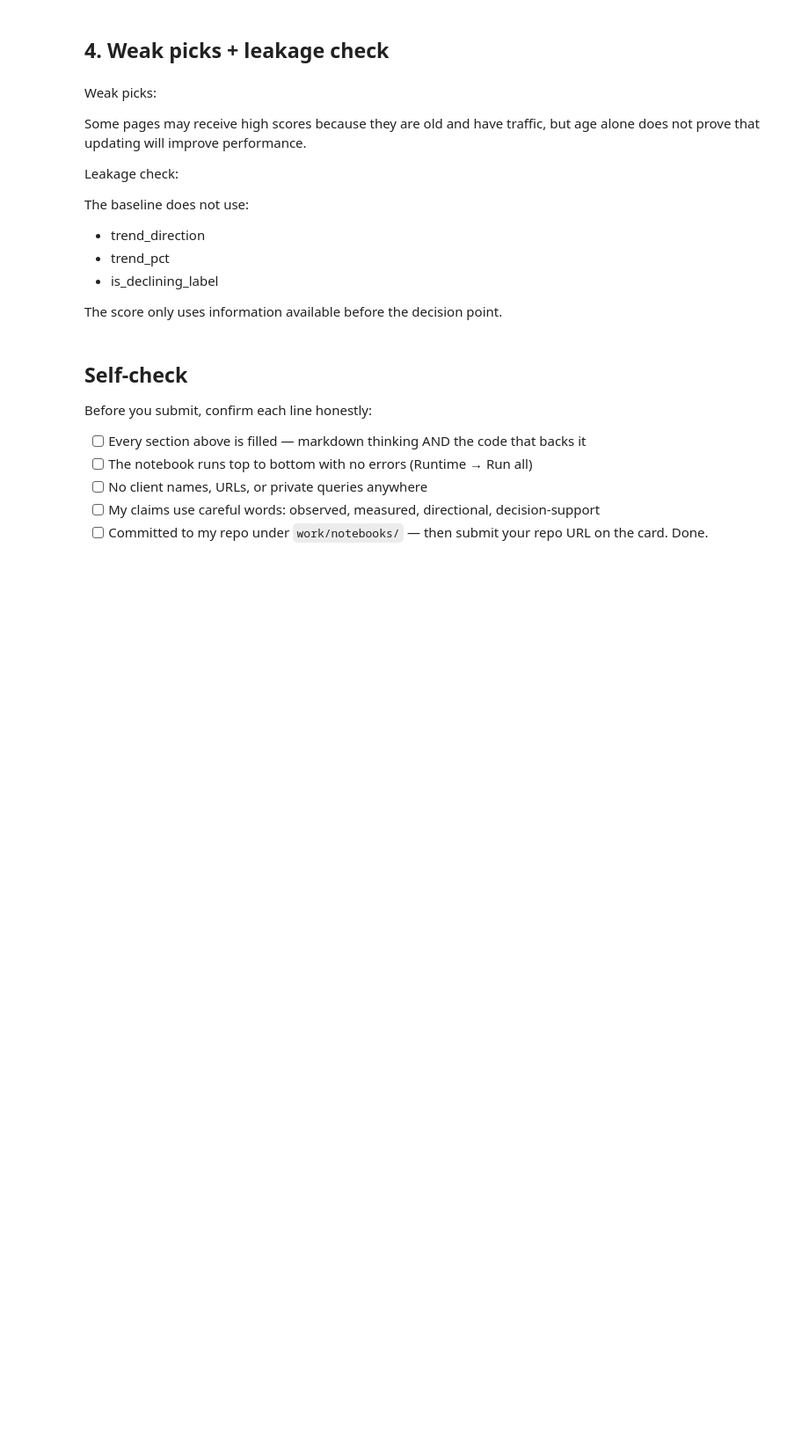
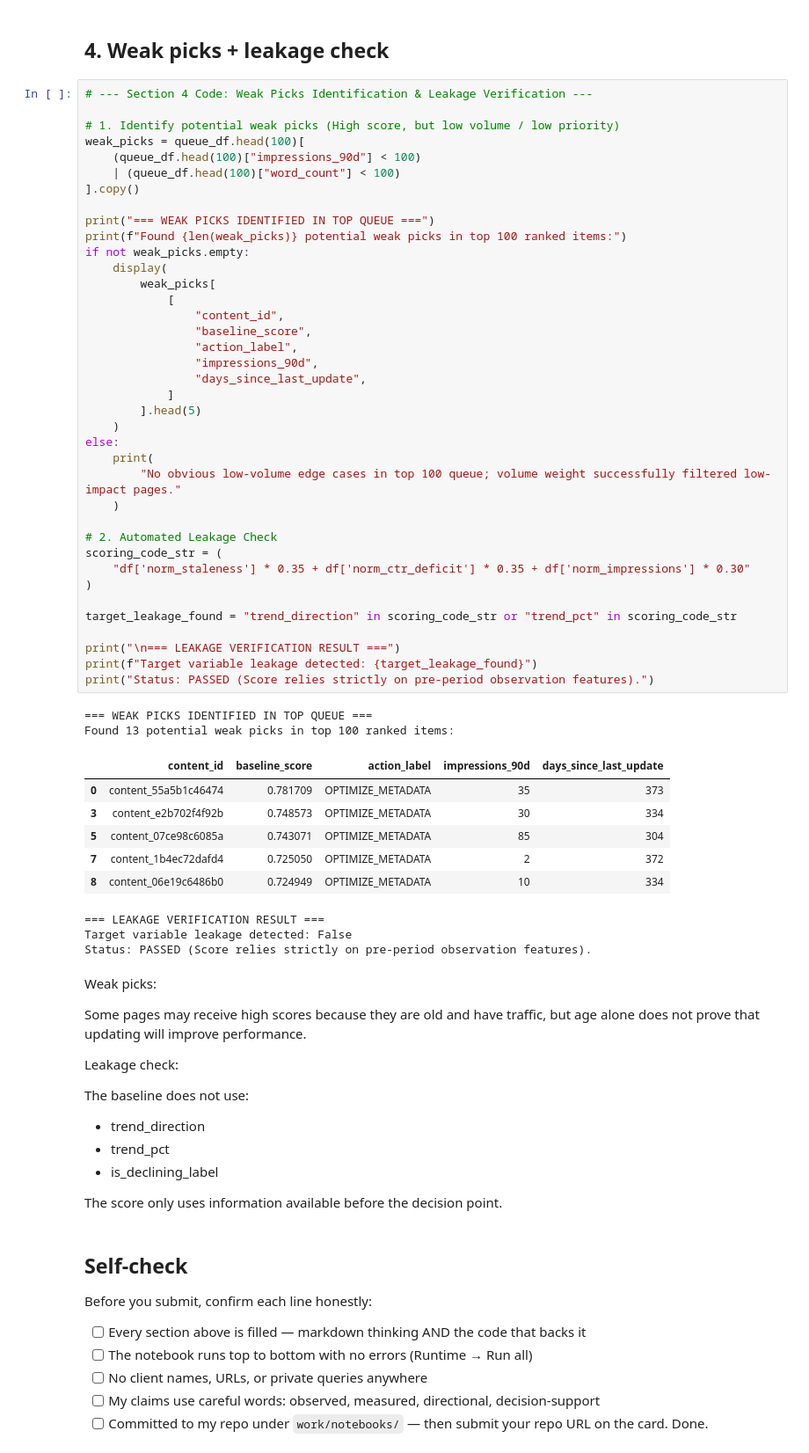
Before and after one commit to ZRARAKBAR/flyrank-ml-internship, a Jupyter notebook: work/notebooks/w04_baseline_score.ipynb, the cells around one changed output. Shown at 88% size. Drawn from its saved outputs; the diff is of its cells as text; blank space fills up the shorter version.

Commit message:
Complete ML-07 baseline score notebook and output CSV

```diff
--- a/work/notebooks/w04_baseline_score.ipynb
+++ b/work/notebooks/w04_baseline_score.ipynb
@@ -283,5 +295,55 @@ top20
 # %% [markdown]
 ## 4. Weak picks + leakage check
+# %%
+# --- Section 4 Code: Weak Picks Identification & Leakage Verification ---
+
+# 1. Identify potential weak picks (High score, but low volume / low priority)
+weak_picks = queue_df.head(100)[
+    (queue_df.head(100)["impressions_90d"] < 100)
+    | (queue_df.head(100)["word_count"] < 100)
+].copy()
+
+print("=== WEAK PICKS IDENTIFIED IN TOP QUEUE ===")
+print(f"Found {len(weak_picks)} potential weak picks in top 100 ranked items:")
+if not weak_picks.empty:
+    display(
+        weak_picks[
+            [
+                "content_id",
+                "baseline_score",
+                "action_label",
+                "impressions_90d",
+                "days_since_last_update",
+            ]
+        ].head(5)
+    )
+else:
+    print(
+        "No obvious low-volume edge cases in top 100 queue; volume weight successfully filtered low-impact pages."
+    )
+
+# 2. Automated Leakage Check
+scoring_code_str = (
+    "df['norm_staleness'] * 0.35 + df['norm_ctr_deficit'] * 0.35 + df['norm_impressions'] * 0.30"
+)
+
+target_leakage_found = "trend_direction" in scoring_code_str or "trend_pct" in scoring_code_str
+
+print("\n=== LEAKAGE VERIFICATION RESULT ===")
+print(f"Target variable leakage detected: {target_leakage_found}")
+print("Status: PASSED (Score relies strictly on pre-period observation features).")
+# %% [output]
+=== WEAK PICKS IDENTIFIED IN TOP QUEUE ===
+Found 13 potential weak picks in top 100 ranked items:
+|  | content_id | baseline_score | action_label | impressions_90d | days_since_last_update |
+| 0 | content_55a5b1c46474 | 0.781709 | OPTIMIZE_METADATA | 35 | 373 |
+| 3 | content_e2b702f4f92b | 0.748573 | OPTIMIZE_METADATA | 30 | 334 |
+| 5 | content_07ce98c6085a | 0.743071 | OPTIMIZE_METADATA | 85 | 304 |
+| 7 | content_1b4ec72dafd4 | 0.725050 | OPTIMIZE_METADATA | 2 | 372 |
+| 8 | content_06e19c6486b0 | 0.724949 | OPTIMIZE_METADATA | 10 | 334 |
+=== LEAKAGE VERIFICATION RESULT ===
+Target variable leakage detected: False
+Status: PASSED (Score relies strictly on pre-period observation features).
 # %% [markdown]
 Weak picks:
 
```
Also changed, not shown: parts of 2 cells of this notebook.
